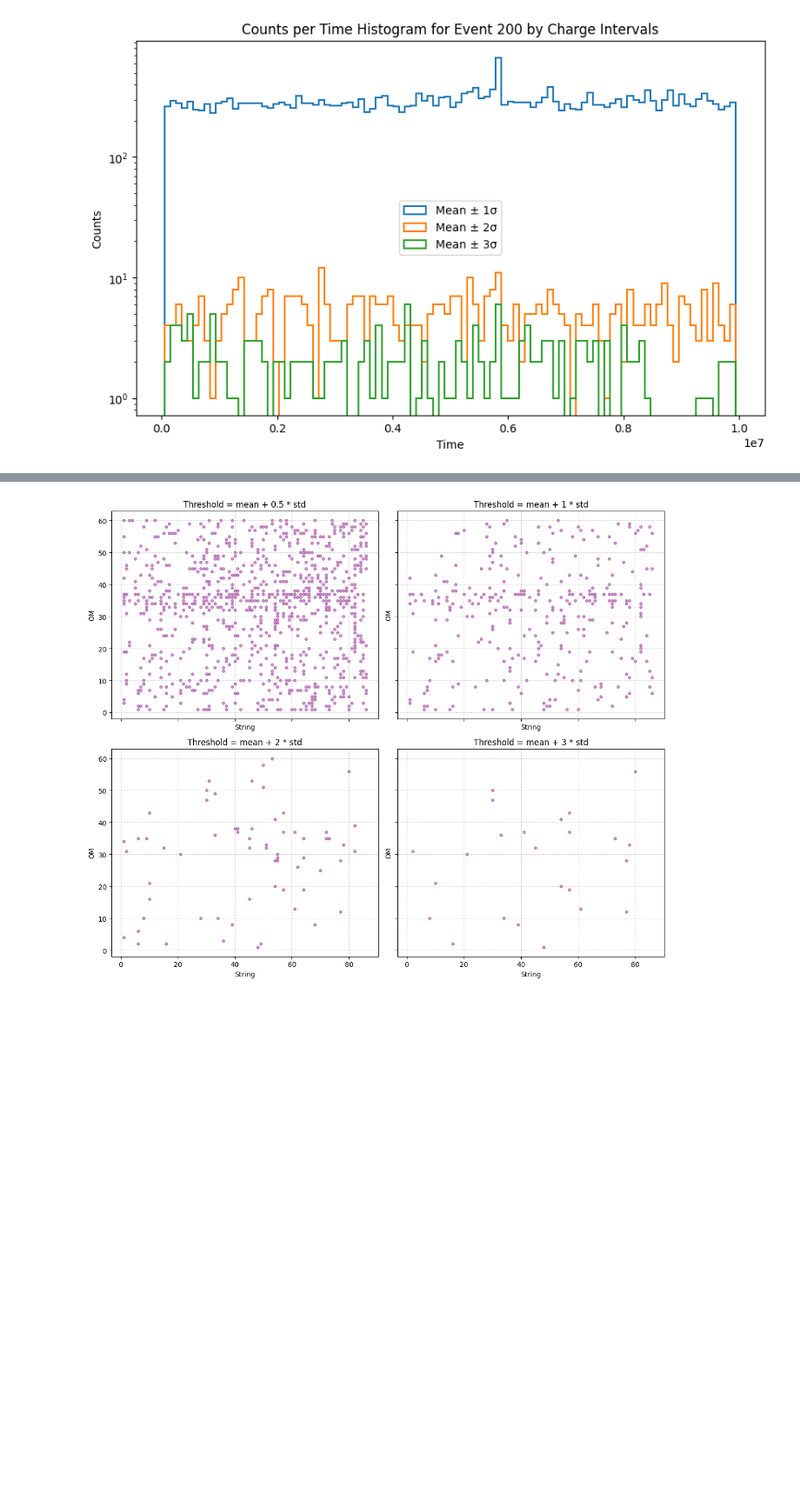
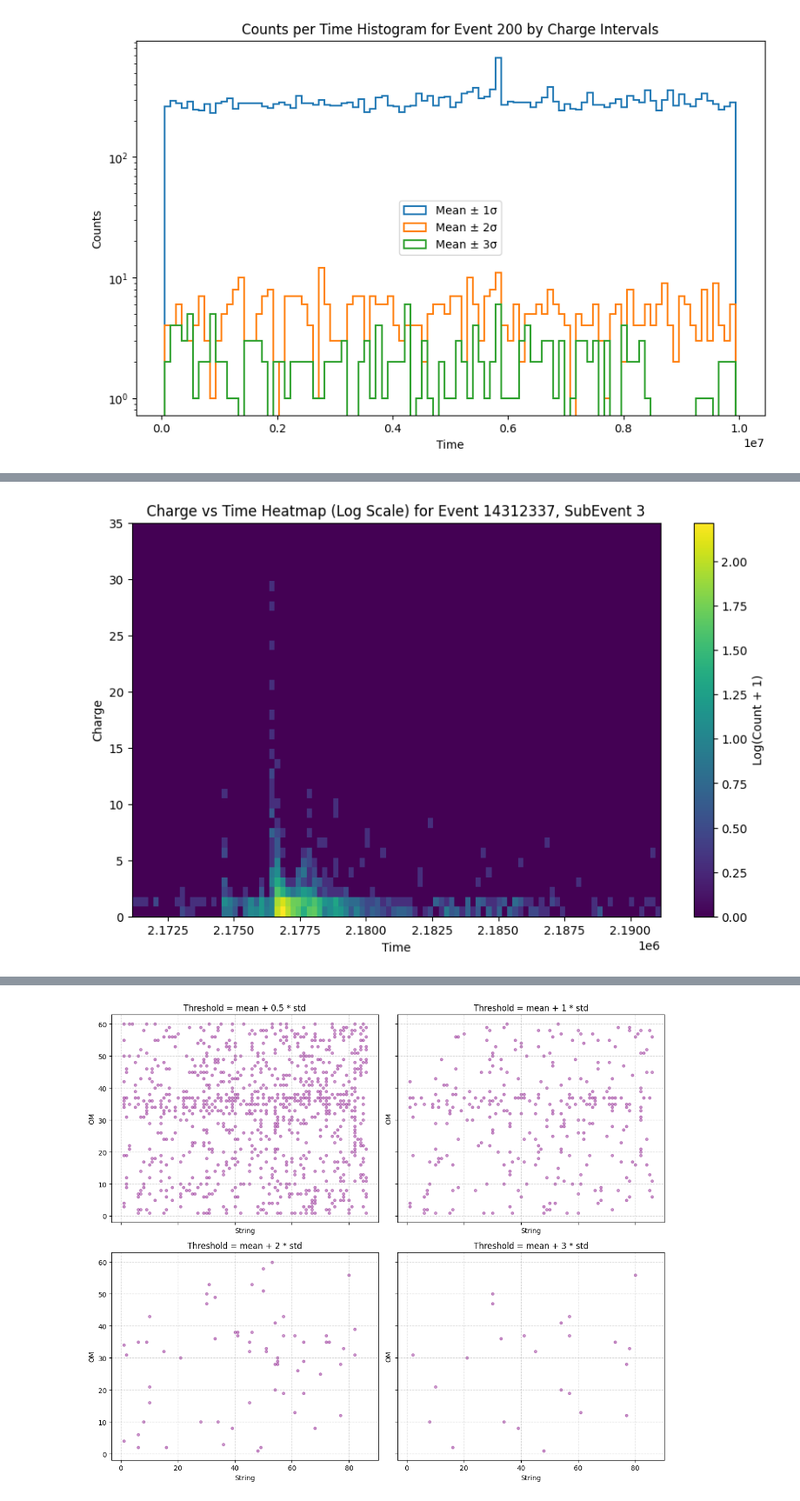
Before and after one commit to smsnfi12/bachelor-thesis, a Jupyter notebook: notebooks/p_q_frames.ipynb, the cells around one changed output, grey strips where cells are left out. Shown at 87% size. Drawn from its saved outputs; the diff is of its cells as text; code cells hidden in the pictures; blank space fills up the shorter version.

```diff
--- a/notebooks/p_q_frames.ipynb
+++ b/notebooks/p_q_frames.ipynb
@@ -662,0 +664,89 @@ plot_charge_over_total_time(df_q, 21, 30)
+# %%
+# Step 1: Calculate total time for df_p using Event and SubEvent hierarchy
+# First, sort the data by Event and SubEvent
+df_p = df_p.sort_values(by=['Event', 'SubEvent'])
+
+# Calculate cumulative time offsets for SubEvents within each Event
+event_subevent_time_offsets = df_p.groupby(['Event', 'SubEvent'])['time'].max().cumsum().shift(fill_value=0)
+df_p['time_total'] = df_p['time'] + df_p.set_index(['Event', 'SubEvent']).index.map(event_subevent_time_offsets)
+
+# Step 2: Define the heatmap plotting function for SubEvent-based analysis
+def plot_heatmap_single_event_p(data, event_id, subevent_id, time_bins=100, charge_bins=40):
+    single_subevent_data = data[(data['Event'] == event_id) & (data['SubEvent'] == subevent_id)]
+    if single_subevent_data.empty:
+        print(f"No data available for Event {event_id}, SubEvent {subevent_id}.")
+        return
+
+    # Create a 2D histogram (heatmap) for log scale
+    heatmap_log, xedges_log, yedges_log = np.histogram2d(
+        single_subevent_data['time'],
+        single_subevent_data['charge'],
+        bins=[time_bins, charge_bins],
+        range=[[single_subevent_data['time'].min(), single_subevent_data['time'].max()], [0, 35]]
+    )
+
+    # Apply log scale to the heatmap counts
+    heatmap_log = np.log10(heatmap_log + 1)  # Add 1 to avoid log(0)
+
+    # Plot the heatmap with log scale
+    plt.figure(figsize=(10, 6))
+    plt.imshow(
+        heatmap_log.T, origin='lower', aspect='auto',
+        extent=[xedges_log[0], xedges_log[-1], yedges_log[0], yedges_log[-1]]
+    )
+    plt.colorbar(label='Log(Count + 1)')
+    plt.xlabel('Time')
+    plt.ylabel('Charge')
+    plt.title(f'Charge vs Time Heatmap (Log Scale) for Event {event_id}, SubEvent {subevent_id}')
+    plt.show()
+
+    # # Create a 2D histogram (heatmap) for linear scale
+    # heatmap_linear, xedges_linear, yedges_linear = np.histogram2d(
+    #     single_subevent_data['time'],
+    #     single_subevent_data['charge'],
+    #     bins=[time_bins, charge_bins],
+    #     range=[[single_subevent_data['time'].min(), single_subevent_data['time'].max()], [0, 5]]
+    # )
+
+    # # Plot the heatmap with linear scale
+    # plt.figure(figsize=(10, 6))
+    # plt.imshow(
+    #     heatmap_linear.T, origin='lower', aspect='auto',
+    #     extent=[xedges_linear[0], xedges_linear[-1], yedges_linear[0], yedges_linear[-1]]
+    # )
+    # plt.colorbar(label='Count')
+    # plt.xlabel('Time')
+    # plt.ylabel('Charge')
+    # plt.title(f'Charge vs Time Heatmap (Linear Scale, 0-5) for Event {event_id}, SubEvent {subevent_id}')
+    # plt.show()
+
+# Step 3: Plot charge over total time for a specific DOM
+def plot_charge_over_total_time_p(data, string_id, om_id):
+    single_dom_data = data[(data['string'] == string_id) & (data['om'] == om_id)]
+    if single_dom_data.empty:
+        print(f"No data available for DOM (string {string_id}, om {om_id}).")
+        return
+
+    # Plot charge over total time for the entire measuring period
+    plt.figure(figsize=(8, 6), dpi=170)
+    plt.plot(single_dom_data['time_total'], single_dom_data['charge'], marker='.', linestyle='-', label=f'DOM (string {string_id}, om {om_id})')
+    plt.xlabel('Total Time')
+    plt.ylabel('Charge')
+    plt.title(f'Charge over Total Time for DOM (string {string_id}, om {om_id})')
+    plt.legend()
+    plt.show()
+
+# Step 4: Example usage
+# Select an example SubEvent to plot (first SubEvent in the dataset)
+example_event_id = df_p['Event'].iloc[0]
+example_subevent_id = df_p['SubEvent'].iloc[0]
+plot_heatmap_single_event_p(df_p, 14312337, 3)
+
+
+# # Select an example DOM to analyze (first DOM in the dataset)
+# example_dom_data = df_p[['string', 'om']].iloc[0]
+# example_string_id = example_dom_data['string']
+# example_om_id = example_dom_data['om']
+# plot_charge_over_total_time_p(df_p, example_string_id, example_om_id)
+# %% [output]
+[figure, added]
```
Also changed, not shown: parts of 11 cells of this notebook, 19 other files.
